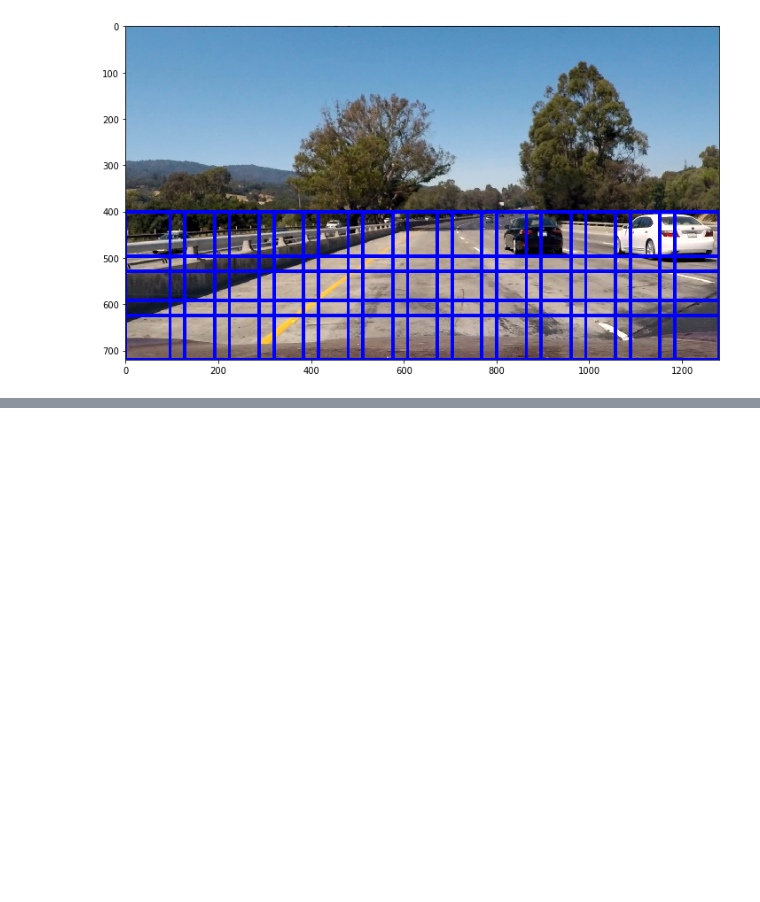
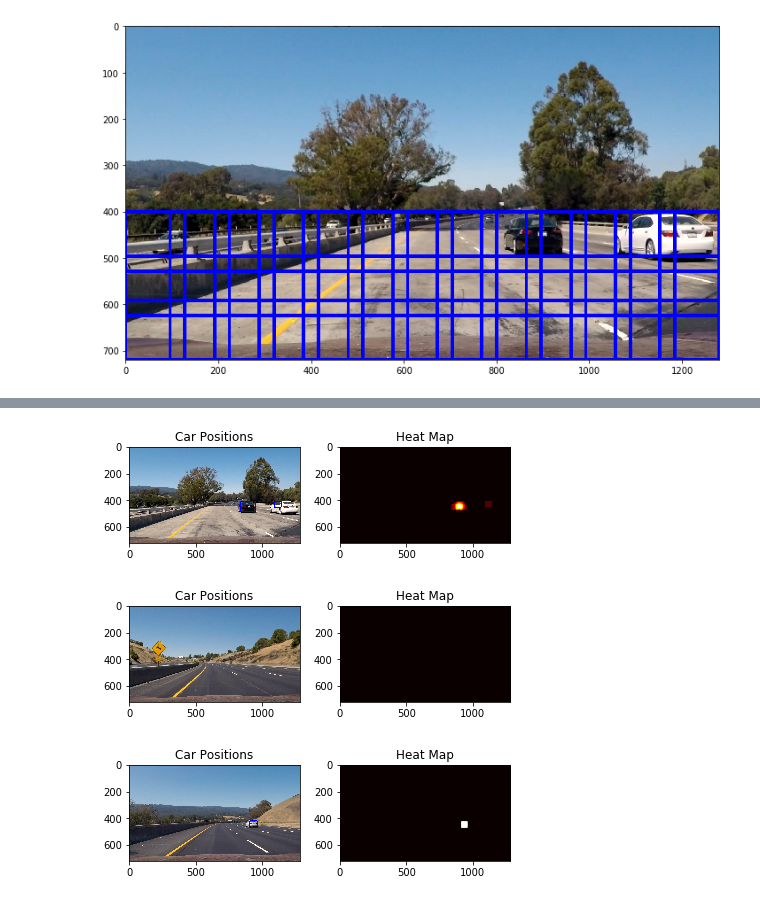
Before and after one commit to anonymint/vehicle-detection, a Jupyter notebook: summary.ipynb, the cells around one changed output, grey strips where cells are left out. Saved outputs shown, nothing was run; the diff lists cells and outputs as text; code cells hidden in the pictures; blank space fills up the shorter version.

```diff
--- a/summary.ipynb
+++ b/summary.ipynb
@@ -302,0 +406,22 @@ plt.imshow(window_image)
+# %%
+images = glob.glob('./test_images/*.jpg')
+for image in images[:3]:
+    test_image = my_function.read_image(image)
+
+    # Load all saved states trained SVC, and all params
+    svc, X_scaler, color_space, spatial, hist_bins, orient, pix_per_cell, cell_per_block, hog_channel = my_function.load_state(
+        'training_ALL_YCrCb.p')
+
+    ystart = 400
+    ystop = 592
+    scale = 0.8
+    my_function.detection_pipeline(test_image,[(ystart, ystop, scale)],
+                                   svc, X_scaler, color_space,
+                                   orient, pix_per_cell,
+                                   cell_per_block, spatial,
+                                   hist_bins, heatmap_threshold=1,
+                                   visualize=True)
+# %% [output]
+[figure, added]
+[figure, added]
+[figure, added]
```
Also changed, not shown: parts of 16 cells of this notebook, 1 other file.
